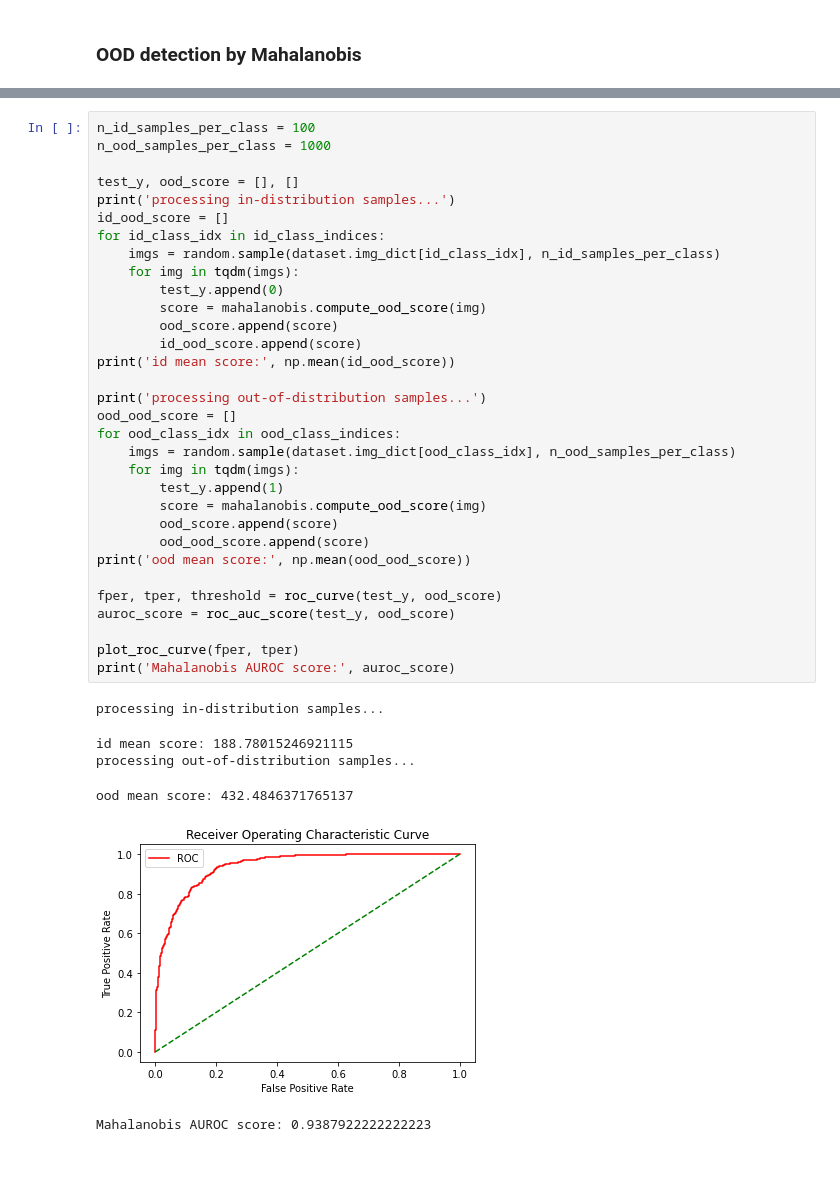
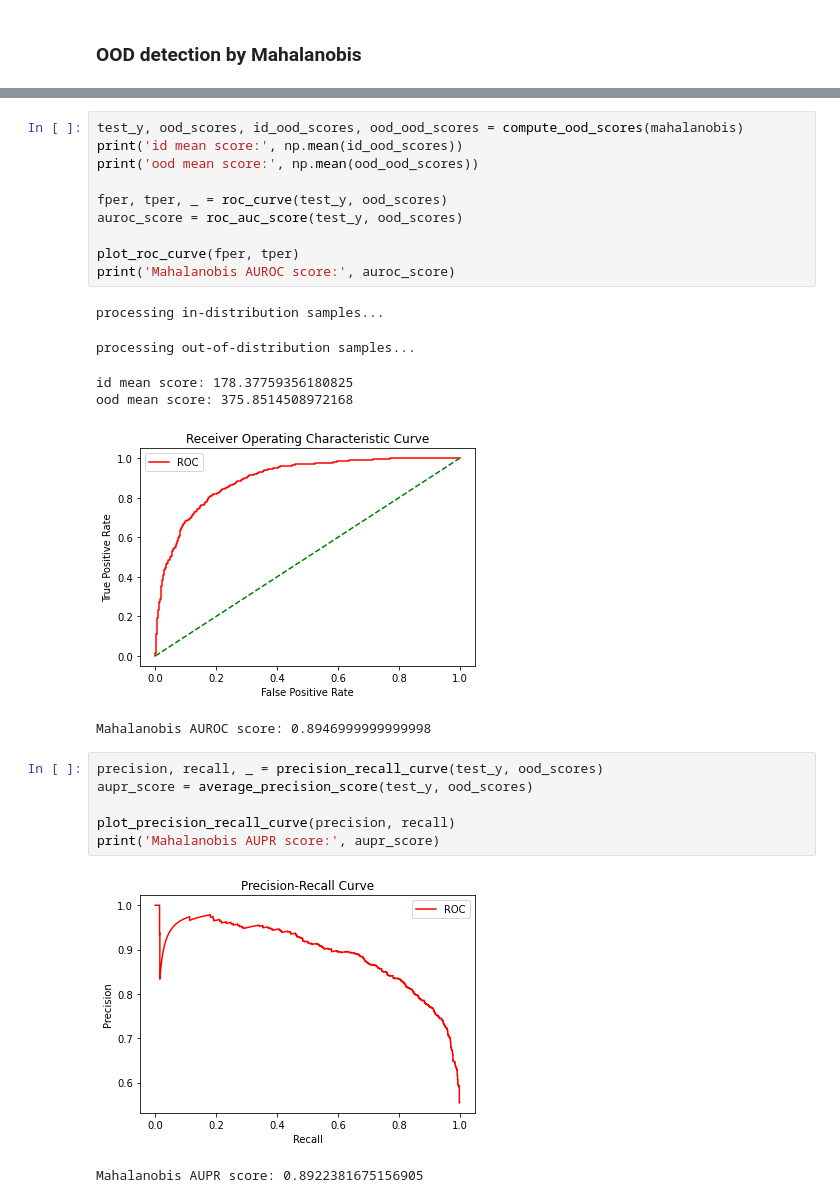
Before and after one commit to Simcs/OOD-with-ViT, a Jupyter notebook: ood_detection_baseline.ipynb, the cells around one changed output, grey strips where cells are left out. Cells and saved outputs as stored; diff of their text form; blank space fills up the shorter version.

```diff
--- a/ood_detection_baseline.ipynb
+++ b/ood_detection_baseline.ipynb
@@ -275,39 +314,26 @@ covariance norm: 24.067723394752704
-# %%
-n_id_samples_per_class = 100
-n_ood_samples_per_class = 1000
-
-test_y, ood_score = [], []
-print('processing in-distribution samples...')
-id_ood_score = []
-for id_class_idx in id_class_indices:
-    imgs = random.sample(dataset.img_dict[id_class_idx], n_id_samples_per_class)
-    for img in tqdm(imgs):
-        test_y.append(0)
-        score = mahalanobis.compute_ood_score(img)
-        ood_score.append(score)
-        id_ood_score.append(score)
-print('id mean score:', np.mean(id_ood_score))
-
-print('processing out-of-distribution samples...')
-ood_ood_score = []
-for ood_class_idx in ood_class_indices:
-    imgs = random.sample(dataset.img_dict[ood_class_idx], n_ood_samples_per_class)
-    for img in tqdm(imgs):
-        test_y.append(1)
-        score = mahalanobis.compute_ood_score(img)
-        ood_score.append(score)
-        ood_ood_score.append(score)
-print('ood mean score:', np.mean(ood_ood_score))
-
-fper, tper, threshold = roc_curve(test_y, ood_score)
-auroc_score = roc_auc_score(test_y, ood_score)
-
-plot_roc_curve(fper, tper)
-print('Mahalanobis AUROC score:', auroc_score)
-# %% [output]
-processing in-distribution samples...
-id mean score: 188.78015246921115
-processing out-of-distribution samples...
-ood mean score: 432.4846371765137
-[figure, removed]
-Mahalanobis AUROC score: 0.9387922222222223
+# %%
+test_y, ood_scores, id_ood_scores, ood_ood_scores = compute_ood_scores(mahalanobis)
+print('id mean score:', np.mean(id_ood_scores))
+print('ood mean score:', np.mean(ood_ood_scores))
+
+fper, tper, _ = roc_curve(test_y, ood_scores)
+auroc_score = roc_auc_score(test_y, ood_scores)
+
+plot_roc_curve(fper, tper)
+print('Mahalanobis AUROC score:', auroc_score)
+# %% [output]
+processing in-distribution samples...
+processing out-of-distribution samples...
+id mean score: 178.37759356180825
+ood mean score: 375.8514508972168
+[figure, added]
+Mahalanobis AUROC score: 0.8946999999999998
+# %%
+precision, recall, _ = precision_recall_curve(test_y, ood_scores)
+aupr_score = average_precision_score(test_y, ood_scores)
+
+plot_precision_recall_curve(precision, recall)
+print('Mahalanobis AUPR score:', aupr_score)
+# %% [output]
+[figure, added]
+Mahalanobis AUPR score: 0.8922381675156905
```
Also changed, not shown: parts of 8 cells of this notebook.
